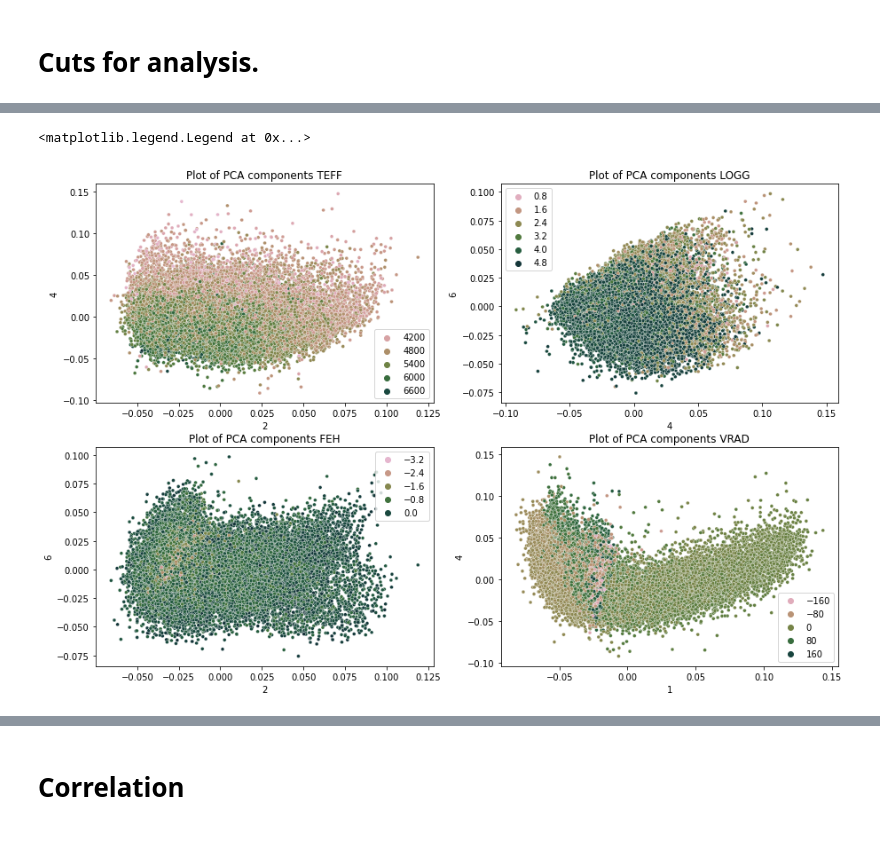
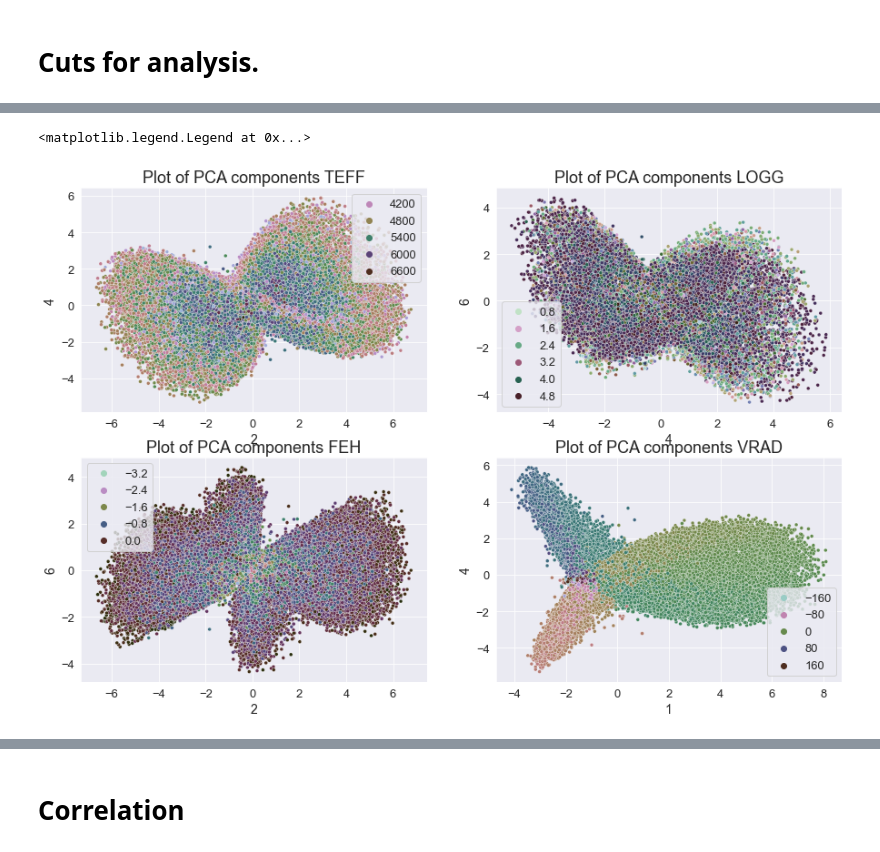
Before and after one commit to ocallam6/GES, a Jupyter notebook: Analysis/hr10_pca.ipynb, the cells around one changed output, grey strips where cells are left out. Cells and saved outputs as stored; diff of their text form; code cells hidden in the pictures.

```diff
--- a/Analysis/hr10_pca.ipynb
+++ b/Analysis/hr10_pca.ipynb
@@ -113,5 +126,5 @@ Fraction of SNR we will use
 # %%
-HR10=HR10[HR10['SNR']>=20.0]
+HR10=HR10[HR10['SNR']>=5.0]
 # %%
 HR10.reset_index(inplace=True)
 # %% [markdown]
@@ -211,2 +224,2 @@ This is written so badly. Write again.
 # %%
-pca=Pca_Fitting(learning_spectra,n_components=100)
+#pca=Pca_Fitting(learning_spectra,n_components=10)
@@ -294,7 +255,7 @@ In what follows the practice will be very poor. We will utilise that the indices
 columns=list(HR10['spectrum'][0]['wavelength'].astype(str))
 # %%
 
-pca_coeff=pd.DataFrame(data=pca.spec_fitted)
+pca_coeff=pd.DataFrame(data=pca.X_fitted)
 
 analysis=HR10.loc[:, HR10.columns != 'spectrum']
 # %% [markdown]
@@ -310,14 +271,14 @@ param=['DIST_GAIA','TEFF', 'LOGG', 'FEH', 'VRAD']#, 'XI']
 # %% [markdown]
 # Cuts for analysis.
 # %%
-i=4
+i=3
 pca_analysis=pd.concat([analysis[param],pca_coeff],axis=1)
 pca_analysis=pca_analysis[pca_analysis[param[i]]!='nan']
 
 pca_analysis[param[i]]=pca_analysis[param[i]].astype(float)
 
 plt.figure(figsize=(15,10))
-sn.scatterplot(data=pca_analysis,x=0,y=1, hue=param[i], palette="ch:r=-1,l=.8")
+sn.scatterplot(data=pca_analysis,x=2,y=6, hue=param[i], palette="ch:r=-3,l=0.9")
 
 plt.title('Plot of spectra components')
 plt.ylabel('Second PCA component')
@@ -335,28 +296,28 @@ pca_analysis=pca_analysis[pca_analysis['VRAD']>=-4000]
 # %%
 fig, axs = plt.subplots(2,2)
 
 
 fig.set_figheight(10)
 fig.set_figwidth(15)
 #axs[0,0].axhline(10,color='r')
 axs[0,0].set_title('Plot of PCA components TEFF')
-sn.scatterplot(data=pca_analysis,x=2,y=4, hue=param[1], palette="ch:r=-1,l=.8",ax=axs[0,0],s=15)
+sn.scatterplot(data=pca_analysis,x=2,y=4, hue=param[1], palette="ch:r=-3,l=0.7",ax=axs[0,0],s=15)
 axs[0,0].legend()
 
 axs[0,1].set_title('Plot of PCA components LOGG')
-sn.scatterplot(data=pca_analysis,x=4,y=6, hue=param[2], palette="ch:r=-1,l=.8",ax=axs[0,1],s=15)
+sn.scatterplot(data=pca_analysis,x=4,y=6, hue=param[2], palette="ch:r=-4,l=.9",ax=axs[0,1],s=15)
 axs[0,1].legend()
 
 axs[1,0].set_title('Plot of PCA components FEH')
-sn.scatterplot(data=pca_analysis,x=2,y=6, hue=param[3], palette="ch:r=-1,l=.8",ax=axs[1,0],s=15)
+sn.scatterplot(data=pca_analysis,x=2,y=6, hue=param[3], palette="ch:r=-3,l=.8",ax=axs[1,0],s=15)
 axs[1,0].legend()
 
 axs[1,1].set_title('Plot of PCA components VRAD')
-sn.scatterplot(data=pca_analysis,x=1,y=4, hue=param[4], palette="ch:r=-1,l=.8",ax=axs[1,1],s=15)
+sn.scatterplot(data=pca_analysis,x=1,y=4, hue=param[4], palette="ch:r=-3,l=.8",ax=axs[1,1],s=15)
 axs[1,1].legend()
 # %% [output]
 <matplotlib.legend.Legend at 0x...>
-[figure, old version]
+[figure, new version]
 # %%
 fig, axs = plt.subplots(2,2)
 
```
Also changed, not shown: parts of 37 cells of this notebook, 36 other files.
